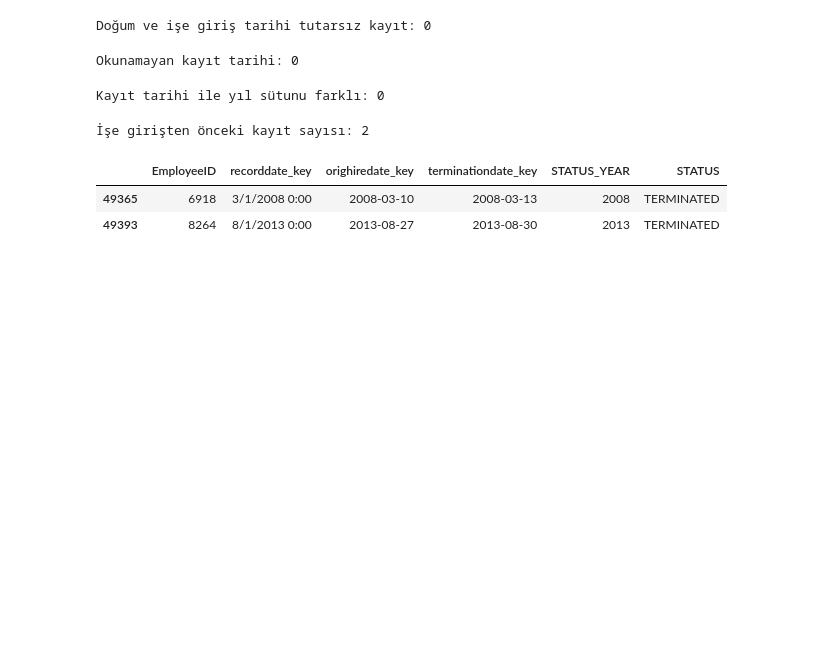
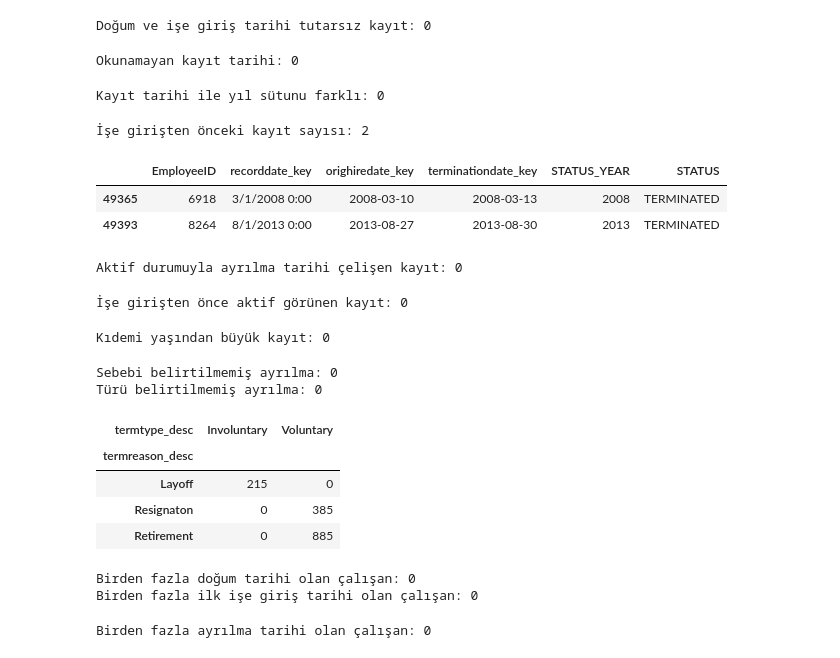
Before and after one commit to nazlican-engineer/Mercek, a Jupyter notebook: notebooks/01_analiz.ipynb, the cells around one changed output. Cells and saved outputs as stored; diff of their text form; code cells hidden in the pictures; blank space fills up the shorter version.

Commit message:
Check active status, tenure and employee history consistency

```diff
--- a/notebooks/01_analiz.ipynb
+++ b/notebooks/01_analiz.ipynb
@@ -795,3 +795,74 @@ wrong_record_date[[
 |  | EmployeeID | recorddate_key | orighiredate_key | terminationdate_key | STATUS_YEAR | STATUS |
 | 49365 | 6918 | 3/1/2008 0:00 | 2008-03-10 | 2008-03-13 | 2008 | TERMINATED |
 | 49393 | 8264 | 8/1/2013 0:00 | 2013-08-27 | 2013-08-30 | 2013 | TERMINATED |
+# %%
+#kayıt tarihi ile ayrılma tarihlerini karşılaştırıyoruz
+wrong_active = df[
+    (df["STATUS"] == "ACTIVE")
+    & (exit_date != pd.Timestamp("1900-01-01"))
+    & (exit_date < record_date)
+]
+
+print("Aktif durumuyla ayrılma tarihi çelişen kayıt:", len(wrong_active))
+# %% [output]
+Aktif durumuyla ayrılma tarihi çelişen kayıt: 0
+# %%
+wrong_active_hire = df[
+    (df["STATUS"] == "ACTIVE")
+    & (record_date < hire_date)
+]
+
+print("İşe girişten önce aktif görünen kayıt:", len(wrong_active_hire))
+# %% [output]
+İşe girişten önce aktif görünen kayıt: 0
+# %%
+#kıdemin yaştan büyük olduğu kayıtları kontrol ediyoruz
+wrong_tenure = df[df["length_of_service"] > df["age"]]
+
+print("Kıdemi yaşından büyük kayıt:", len(wrong_tenure))
+# %% [output]
+Kıdemi yaşından büyük kayıt: 0
+# %%
+print(
+    "Sebebi belirtilmemiş ayrılma:",
+    (departures["termreason_desc"] == "Not Applicable").sum()
+)
+
+print(
+    "Türü belirtilmemiş ayrılma:",
+    (departures["termtype_desc"] == "Not Applicable").sum()
+)
+# %% [output]
+Sebebi belirtilmemiş ayrılma: 0
+Türü belirtilmemiş ayrılma: 0
+# %%
+#ayrılma sebepleri ile ayrılma türlerini karşılaştırıyoruz.Uyumlu mu?
+pd.crosstab(
+    departures["termreason_desc"],
+    departures["termtype_desc"]
+)
+# %% [output]
+| termtype_desc | Involuntary | Voluntary |
+| termreason_desc |  |  |
+| Layoff | 215 | 0 |
+| Resignaton | 0 | 385 |
+| Retirement | 0 | 885 |
+# %%
+birth_counts = df.groupby("EmployeeID")["birthdate_key"].nunique()
+hire_counts = df.groupby("EmployeeID")["orighiredate_key"].nunique()
+
+print("Birden fazla doğum tarihi olan çalışan:", (birth_counts > 1).sum())
+print("Birden fazla ilk işe giriş tarihi olan çalışan:", (hire_counts > 1).sum())
+# %% [output]
+Birden fazla doğum tarihi olan çalışan: 0
+Birden fazla ilk işe giriş tarihi olan çalışan: 0
+# %%
+real_exit = df[
+    df["terminationdate_key"] != "1900-01-01"
+]
+
+exit_counts = real_exit.groupby("EmployeeID")["terminationdate_key"].nunique()
+
+print("Birden fazla ayrılma tarihi olan çalışan:", (exit_counts > 1).sum())
+# %% [output]
+Birden fazla ayrılma tarihi olan çalışan: 0
```
Also changed, not shown: 1 other file.
